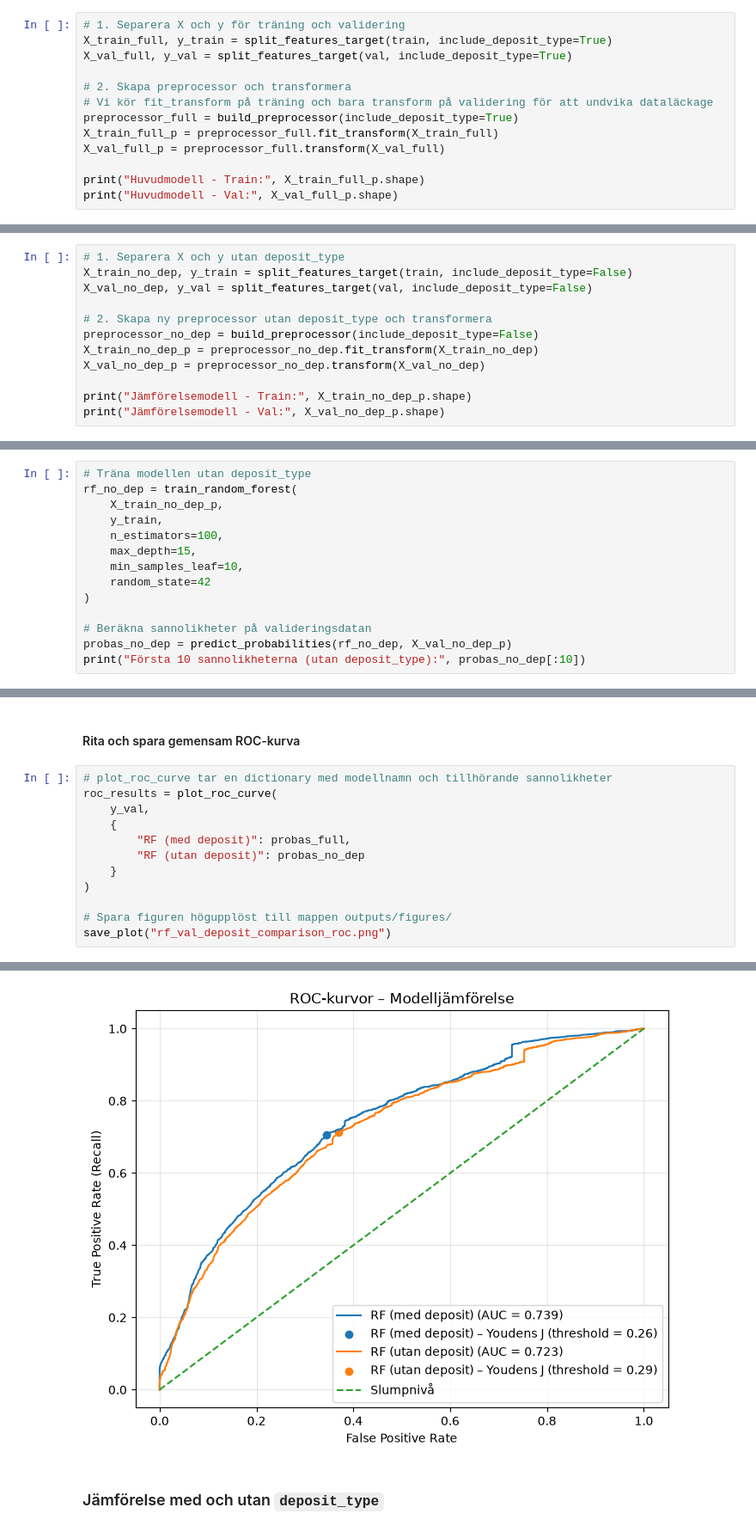
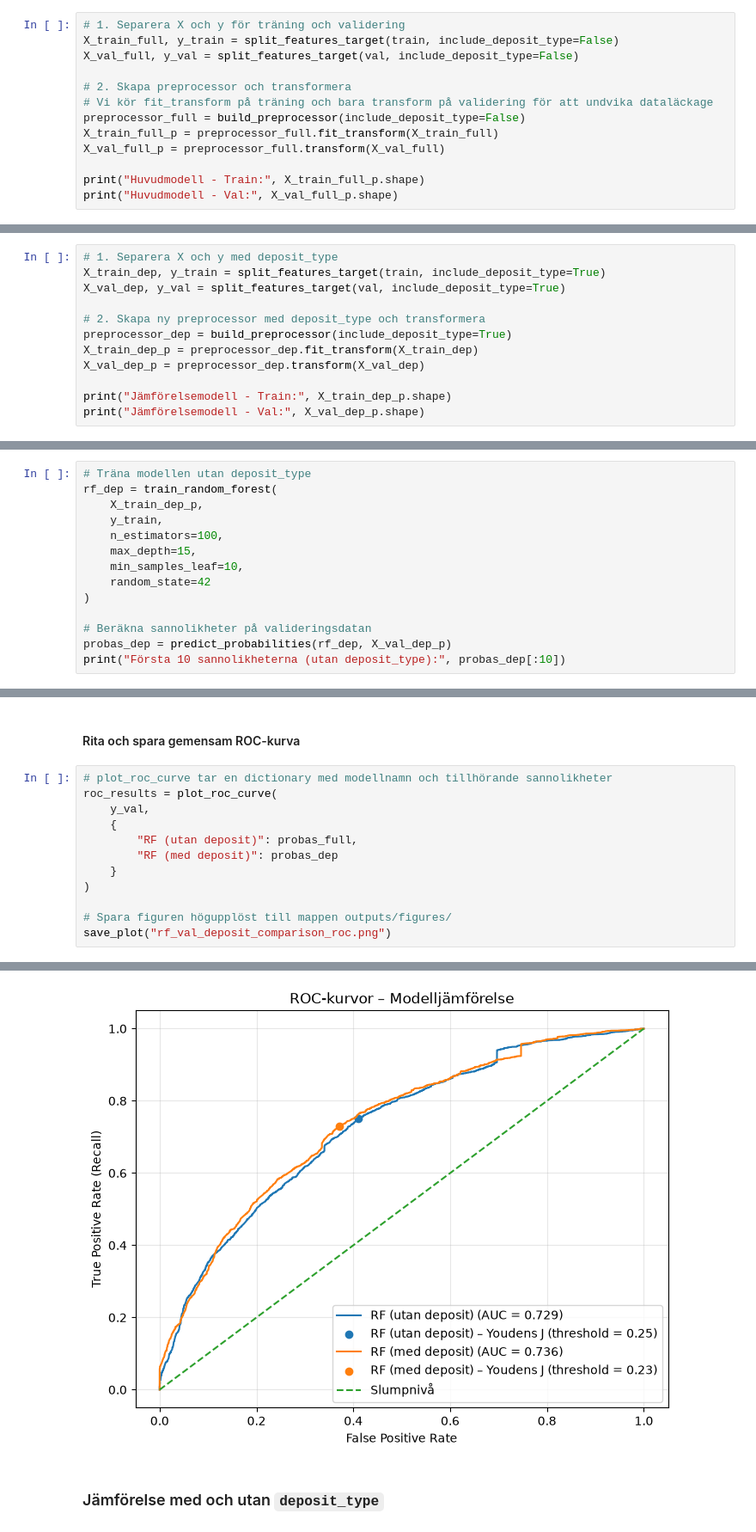
Before and after one commit to Shara-Hysen/data-science-group-project, a Jupyter notebook: notebooks/05_random_forest.ipynb, the cells around one changed output, grey strips where cells are left out. Shown at 86% size. Drawn from its saved outputs; the diff is of its cells as text.

Commit message:
Kör om Random Forest huvudmodell och utan sistribution_channel

```diff
--- a/notebooks/05_random_forest.ipynb
+++ b/notebooks/05_random_forest.ipynb
@@ -58,11 +58,11 @@ Valideringsdata (val): (11643, 34)
 # %%
 # 1. Separera X och y för träning och validering
-X_train_full, y_train = split_features_target(train, include_deposit_type=True)
-X_val_full, y_val = split_features_target(val, include_deposit_type=True)
+X_train_full, y_train = split_features_target(train, include_deposit_type=False)
+X_val_full, y_val = split_features_target(val, include_deposit_type=False)
 
 # 2. Skapa preprocessor och transformera
 # Vi kör fit_transform på träning och bara transform på validering för att undvika dataläckage
-preprocessor_full = build_preprocessor(include_deposit_type=True)
+preprocessor_full = build_preprocessor(include_deposit_type=False)
 X_train_full_p = preprocessor_full.fit_transform(X_train_full)
 X_val_full_p = preprocessor_full.transform(X_val_full)
 
@@ -318,13 +330,13 @@ Skillnaderna visar att modellernas resultat varierar mellan grupperna. Jämföre
 # %%
-# 1. Separera X och y utan deposit_type
-X_train_no_dep, y_train = split_features_target(train, include_deposit_type=False)
-X_val_no_dep, y_val = split_features_target(val, include_deposit_type=False)
+# 1. Separera X och y med deposit_type
+X_train_dep, y_train = split_features_target(train, include_deposit_type=True)
+X_val_dep, y_val = split_features_target(val, include_deposit_type=True)
 
-# 2. Skapa ny preprocessor utan deposit_type och transformera
-preprocessor_no_dep = build_preprocessor(include_deposit_type=False)
-X_train_no_dep_p = preprocessor_no_dep.fit_transform(X_train_no_dep)
-X_val_no_dep_p = preprocessor_no_dep.transform(X_val_no_dep)
+# 2. Skapa ny preprocessor med deposit_type och transformera
+preprocessor_dep = build_preprocessor(include_deposit_type=True)
+X_train_dep_p = preprocessor_dep.fit_transform(X_train_dep)
+X_val_dep_p = preprocessor_dep.transform(X_val_dep)
 
-print("Jämförelsemodell - Train:", X_train_no_dep_p.shape)
-print("Jämförelsemodell - Val:", X_val_no_dep_p.shape)
+print("Jämförelsemodell - Train:", X_train_dep_p.shape)
+print("Jämförelsemodell - Val:", X_val_dep_p.shape)
 # %% [output]
@@ -334,8 +346,8 @@ Jämförelsemodell - Val: (11643, 118)
 ### Träna jämförelsemodellen och prediktera sannolikheter
 # %%
 # Träna modellen utan deposit_type
-rf_no_dep = train_random_forest(
-    X_train_no_dep_p,
+rf_dep = train_random_forest(
+    X_train_dep_p,
     y_train,
     n_estimators=100,
     max_depth=15,
@@ -344,6 +356,6 @@ rf_no_dep = train_random_forest(
 )
 
 # Beräkna sannolikheter på valideringsdatan
-probas_no_dep = predict_probabilities(rf_no_dep, X_val_no_dep_p)
-print("Första 10 sannolikheterna (utan deposit_type):", probas_no_dep[:10])
+probas_dep = predict_probabilities(rf_dep, X_val_dep_p)
+print("Första 10 sannolikheterna (utan deposit_type):", probas_dep[:10])
 # %% [output]
@@ -377,8 +389,8 @@ Top 20 %-resultat (utan deposit_type):
 roc_results = plot_roc_curve(
     y_val,
     {
-        "RF (med deposit)": probas_full,
-        "RF (utan deposit)": probas_no_dep
+        "RF (utan deposit)": probas_full,
+        "RF (med deposit)": probas_dep
     }
 )
 
@@ -389,5 +401,5 @@ save_plot("rf_val_deposit_comparison_roc.png")
 WindowsPath('outputs/figures/rf_val_deposit_comparison_roc.png')
-[figure, old version]
+[figure, new version]
 # %% [markdown]
 ### Jämförelse med och utan `deposit_type`
 # %%
```
Also changed, not shown: parts of 28 cells of this notebook, 2 other files.
